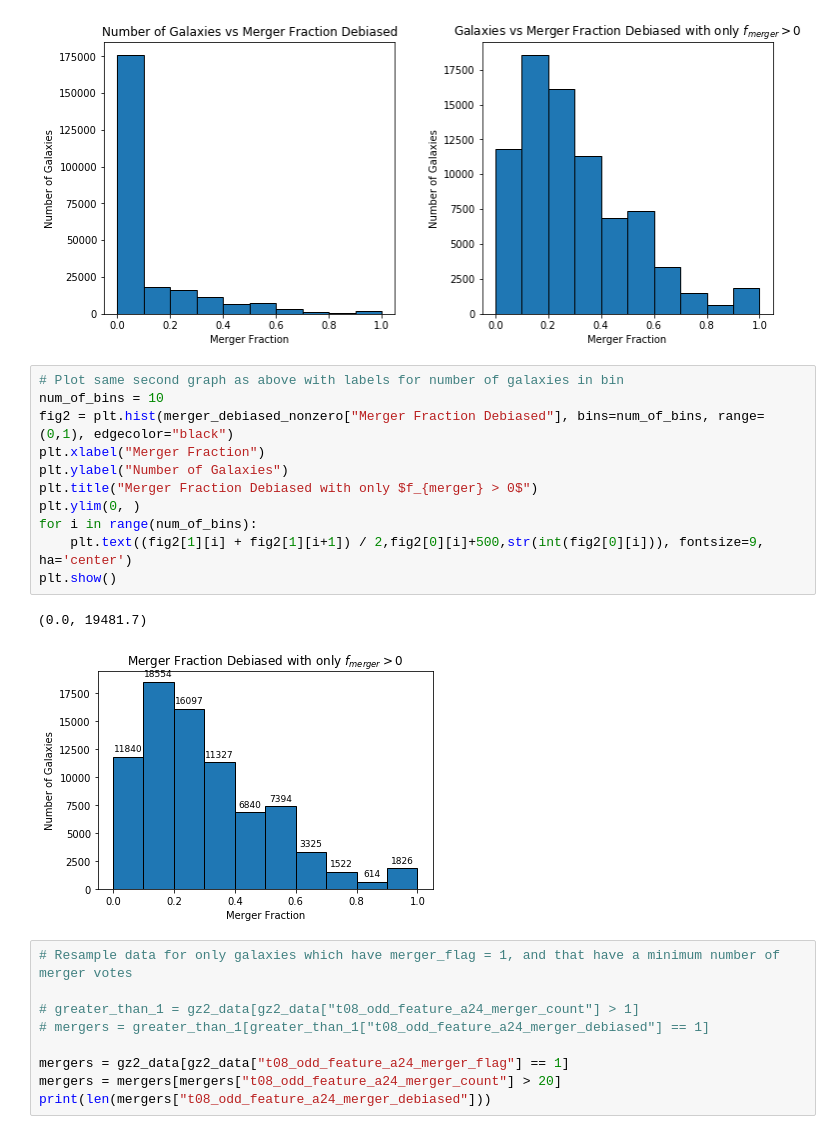
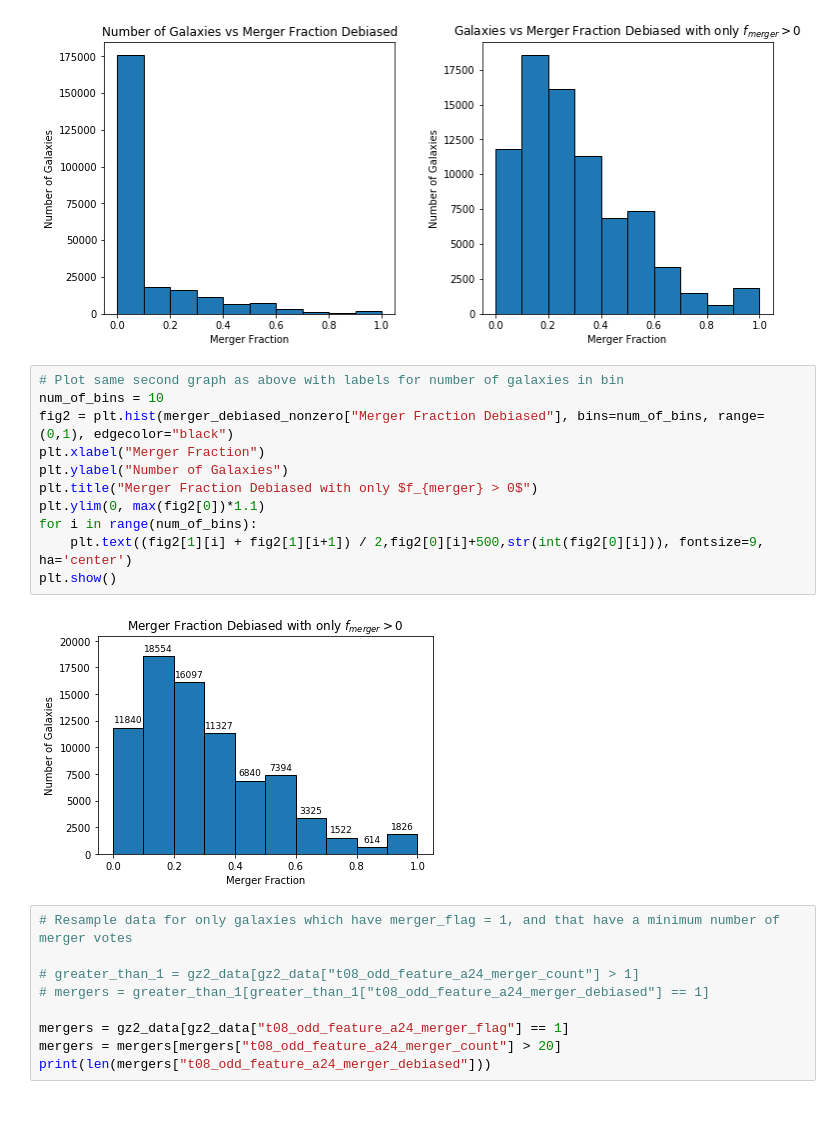
Before and after one commit to tplews98/MPhys_Project, a Jupyter notebook: testing.ipynb, the cells around one changed output. Saved outputs shown, nothing was run; the diff lists cells and outputs as text.

Commit message:
Meger fraction plots and testing

```diff
--- a/testing.ipynb
+++ b/testing.ipynb
@@ -58,17 +58,16 @@ fig.subplots_adjust(wspace=0.3)
 # %%
 # Plot same second graph as above with labels for number of galaxies in bin
 num_of_bins = 10
 fig2 = plt.hist(merger_debiased_nonzero["Merger Fraction Debiased"], bins=num_of_bins, range=(0,1), edgecolor="black")
 plt.xlabel("Merger Fraction")
 plt.ylabel("Number of Galaxies")
 plt.title("Merger Fraction Debiased with only $f_{merger} > 0$")
-plt.ylim(0, )
+plt.ylim(0, max(fig2[0])*1.1)
 for i in range(num_of_bins):
     plt.text((fig2[1][i] + fig2[1][i+1]) / 2,fig2[0][i]+500,str(int(fig2[0][i])), fontsize=9, ha='center')
 plt.show()
 # %% [output]
-(0.0, 19481.7)
-[figure, old version]
+[figure, new version]
 # %%
 # Resample data for only galaxies which have merger_flag = 1, and that have a minimum number of merger votes
 
```
Also changed, not shown: parts of 1 cell of this notebook.
